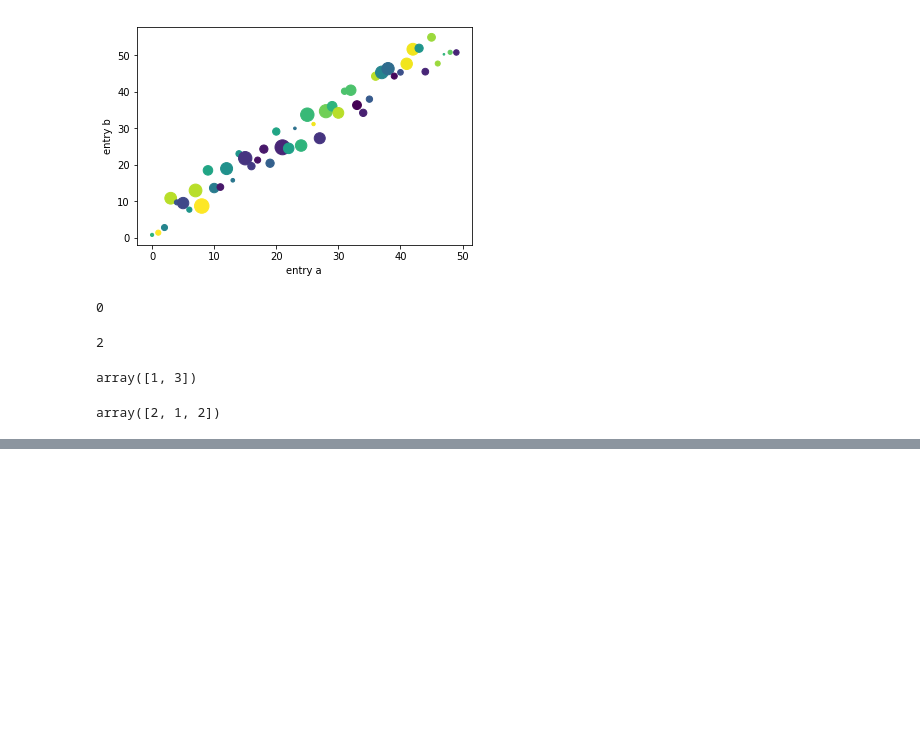
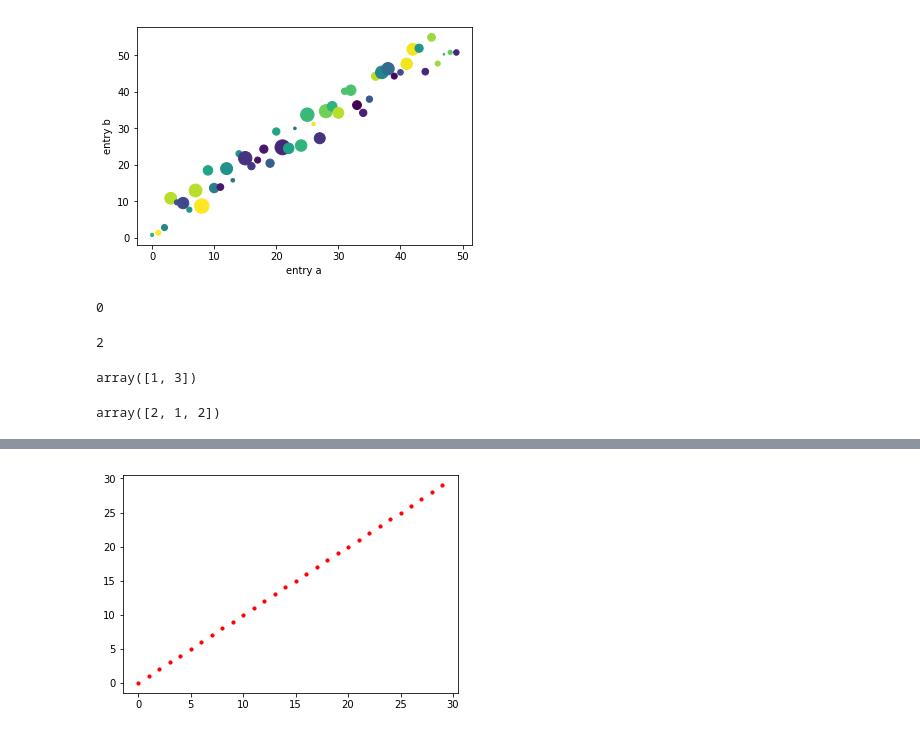
Before and after one commit to Delfin99/Delfin99, a Jupyter notebook: Study/Python/Jupyter/Untitled.ipynb, the cells around one changed output, grey strips where cells are left out. Cells and saved outputs as stored; diff of their text form; code cells hidden in the pictures; blank space fills up the shorter version.

```diff
--- a/Study/Python/Jupyter/Untitled.ipynb
+++ b/Study/Python/Jupyter/Untitled.ipynb
@@ -85,0 +134,9 @@ array([2, 2, 3, 3])
+# %%
+# numpy.arange(x, y)
+# output should be
+data = {'a': np.arange(30), 'b': np.arange(30)}
+
+plt.scatter('a', 'b', s=10, c='r' ,data=data)
+plt.show()
+# %% [output]
+[figure, added]
```
Also changed, not shown: parts of 12 cells of this notebook.
